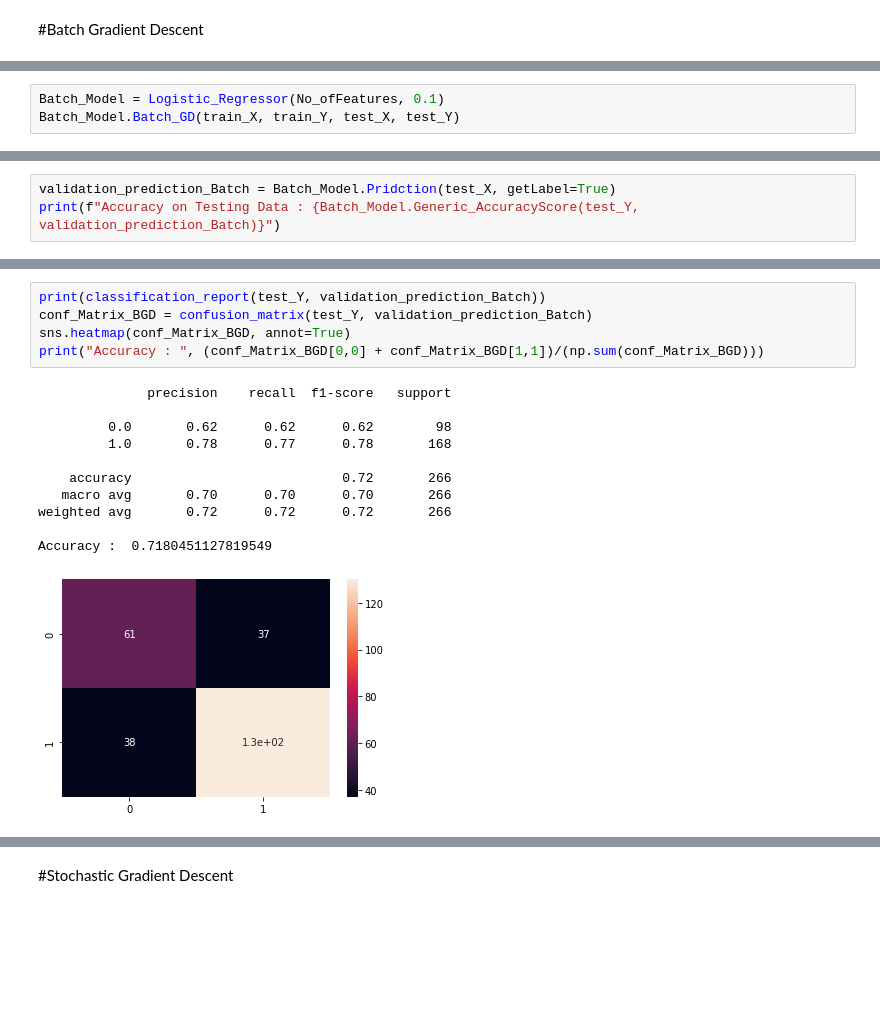
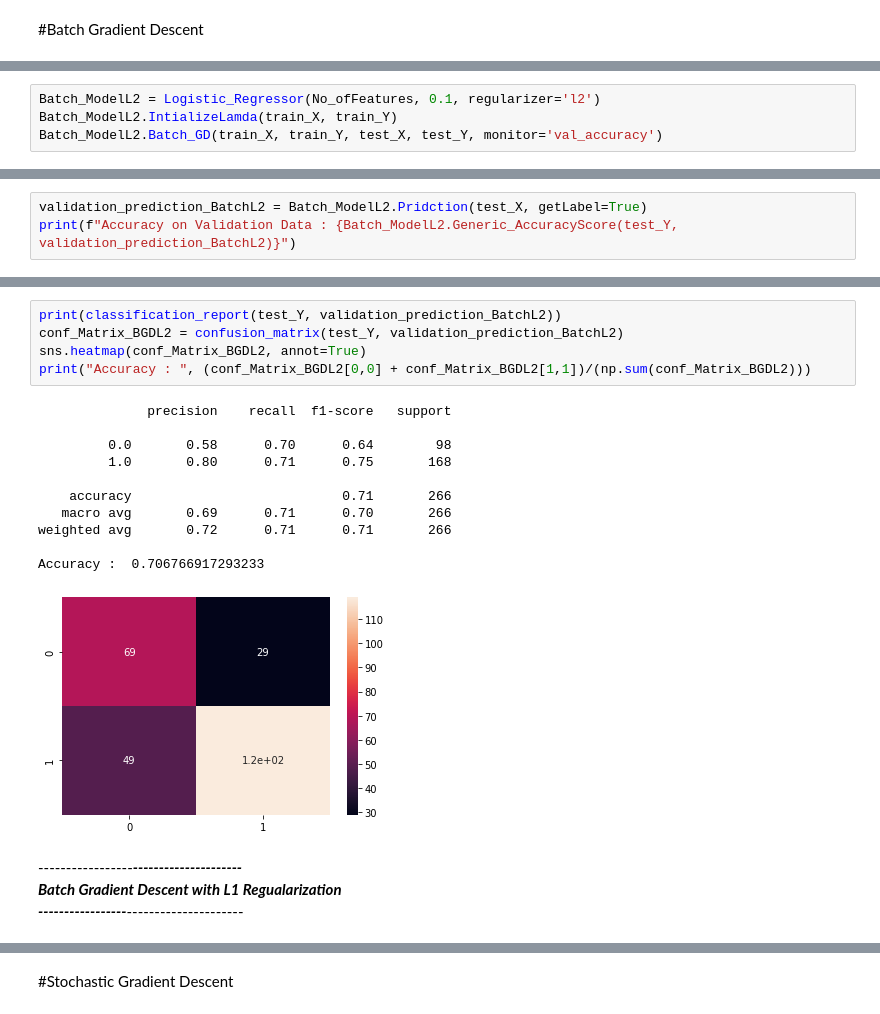
Before and after one commit to BukuBukuChagma/Logistic-Regressor-With-All-Three-Batch-Stochastic-and-Mini-Batch-Gradient-Descent, a Jupyter notebook: main.ipynb, the cells around one changed output, grey strips where cells are left out. Drawn from its saved outputs; the diff is of its cells as text; blank space fills up the shorter version.

```diff
--- a/main.ipynb
+++ b/main.ipynb
@@ -285,4 +446,5 @@ class Logistic_Regressor:
 # %%
-Batch_Model = Logistic_Regressor(No_ofFeatures, 0.1)
-Batch_Model.Batch_GD(train_X, train_Y, test_X, test_Y)
+Batch_ModelL2 = Logistic_Regressor(No_ofFeatures, 0.1, regularizer='l2')
+Batch_ModelL2.IntializeLamda(train_X, train_Y)
+Batch_ModelL2.Batch_GD(train_X, train_Y, test_X, test_Y, monitor='val_accuracy')
 # %% [output]
@@ -306,4 +469,4 @@ Traning Error :  0.81672779   ||   Validation Error : 0.8297013    Validation Ac
 # %%
-validation_prediction_Batch = Batch_Model.Pridction(test_X, getLabel=True)
-print(f"Accuracy on Testing Data : {Batch_Model.Generic_AccuracyScore(test_Y, validation_prediction_Batch)}")
+validation_prediction_BatchL2 = Batch_ModelL2.Pridction(test_X, getLabel=True)
+print(f"Accuracy on Validation Data : {Batch_ModelL2.Generic_AccuracyScore(test_Y, validation_prediction_BatchL2)}")
 # %% [output]
@@ -322,17 +486,21 @@ plt.show
 # %%
-print(classification_report(test_Y, validation_prediction_Batch))
-conf_Matrix_BGD = confusion_matrix(test_Y, validation_prediction_Batch)
-sns.heatmap(conf_Matrix_BGD, annot=True)
-print("Accuracy : ", (conf_Matrix_BGD[0,0] + conf_Matrix_BGD[1,1])/(np.sum(conf_Matrix_BGD)))
+print(classification_report(test_Y, validation_prediction_BatchL2))
+conf_Matrix_BGDL2 = confusion_matrix(test_Y, validation_prediction_BatchL2)
+sns.heatmap(conf_Matrix_BGDL2, annot=True)
+print("Accuracy : ", (conf_Matrix_BGDL2[0,0] + conf_Matrix_BGDL2[1,1])/(np.sum(conf_Matrix_BGDL2)))
 # %% [output]
               precision    recall  f1-score   support
 
-         0.0       0.62      0.62      0.62        98
-         1.0       0.78      0.77      0.78       168
+         0.0       0.58      0.70      0.64        98
+         1.0       0.80      0.71      0.75       168
 
-    accuracy                           0.72       266
-   macro avg       0.70      0.70      0.70       266
-weighted avg       0.72      0.72      0.72       266
+    accuracy                           0.71       266
+   macro avg       0.69      0.71      0.70       266
+weighted avg       0.72      0.71      0.71       266
 
-Accuracy :  0.7180451127819549
+Accuracy :  0.706766917293233
-[figure, old version]
+[figure, new version]
+# %% [markdown]
+-----------------***********---------------------<br>
+Batch Gradient Descent with L1 Regualarization<br>
+-----------------***********---------------------<br>
```
Also changed, not shown: parts of 41 cells of this notebook.
